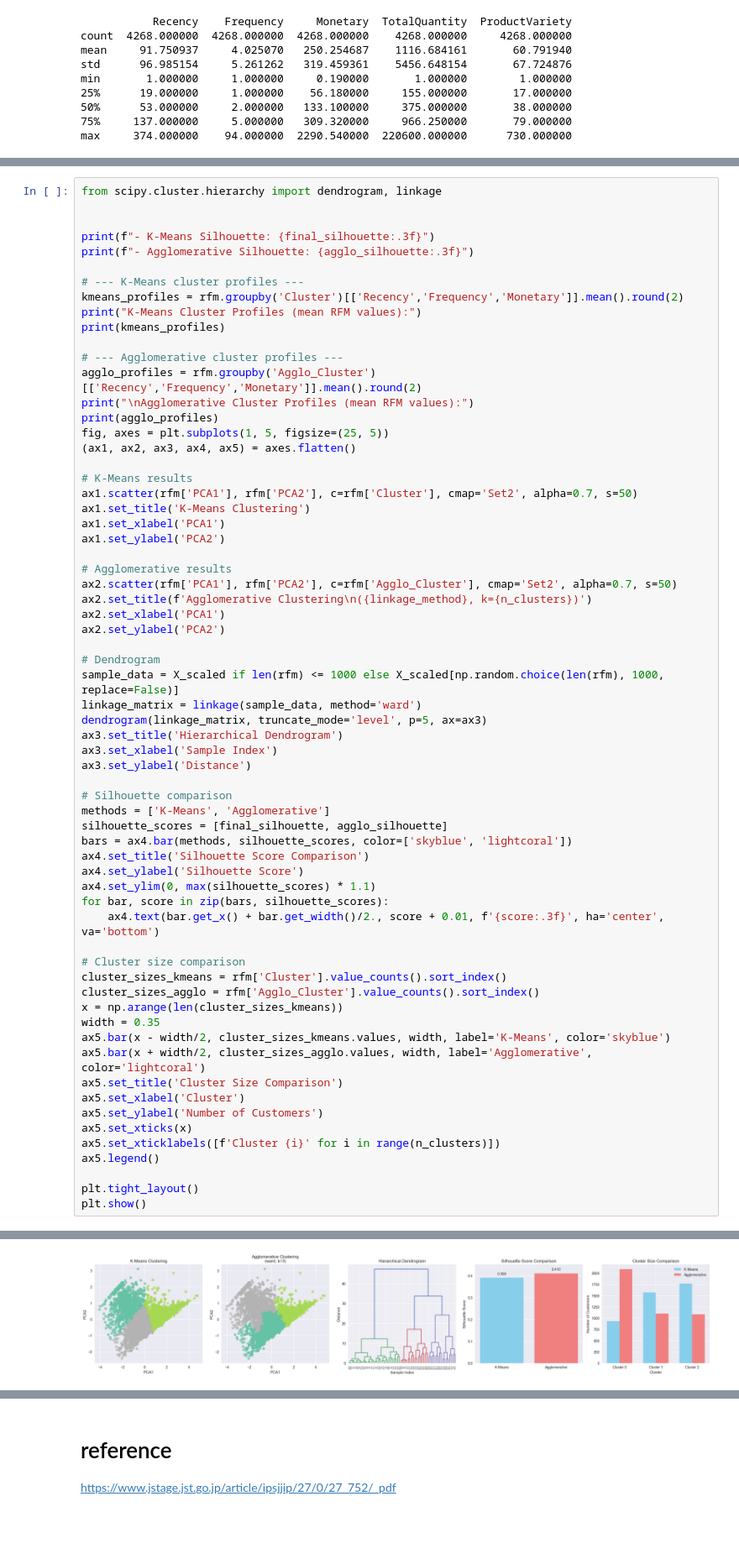
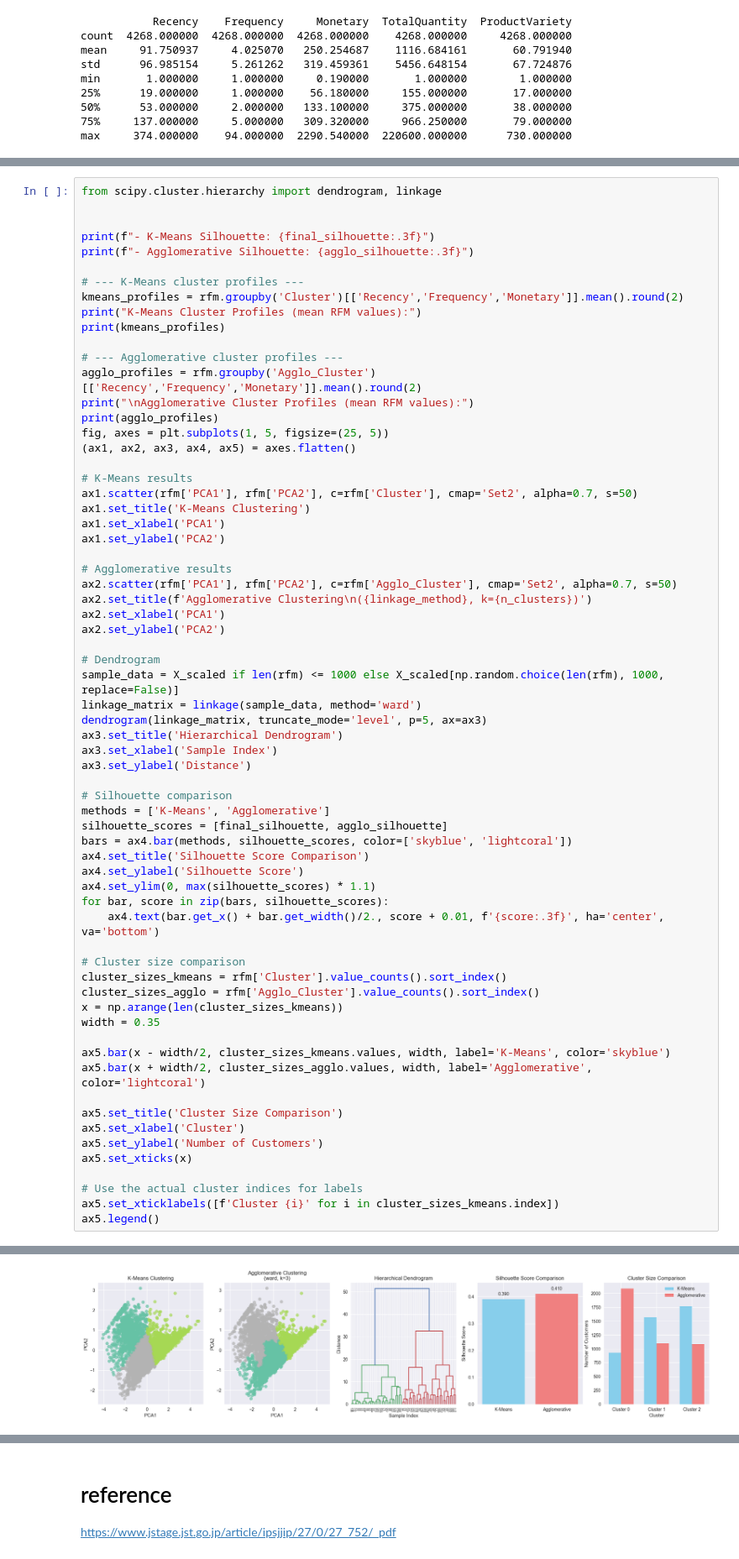
Before and after one commit to ligenchang/CSCA_5632_Final_Project, a Jupyter notebook: main.ipynb, the cells around one changed output, grey strips where cells are left out. Shown at 84% size. Drawn from its saved outputs; the diff is of its cells as text; blank space fills up the shorter version.

```diff
--- a/main.ipynb
+++ b/main.ipynb
@@ -911,17 +869,18 @@ cluster_sizes_kmeans = rfm['Cluster'].value_counts().sort_index()
 cluster_sizes_agglo = rfm['Agglo_Cluster'].value_counts().sort_index()
 x = np.arange(len(cluster_sizes_kmeans))
 width = 0.35
+
 ax5.bar(x - width/2, cluster_sizes_kmeans.values, width, label='K-Means', color='skyblue')
 ax5.bar(x + width/2, cluster_sizes_agglo.values, width, label='Agglomerative', color='lightcoral')
+
 ax5.set_title('Cluster Size Comparison')
 ax5.set_xlabel('Cluster')
 ax5.set_ylabel('Number of Customers')
 ax5.set_xticks(x)
-ax5.set_xticklabels([f'Cluster {i}' for i in range(n_clusters)])
+
+# Use the actual cluster indices for labels
+ax5.set_xticklabels([f'Cluster {i}' for i in cluster_sizes_kmeans.index])
 ax5.legend()
-
-plt.tight_layout()
-plt.show()
 # %% [output]
 - K-Means Silhouette: 0.390
 - Agglomerative Silhouette: 0.410
@@ -941,2 +901,2 @@ Agglo_Cluster
-[figure, old version]
+[figure, new version]
 # %% [markdown]
```
Also changed, not shown: parts of 49 cells of this notebook.
